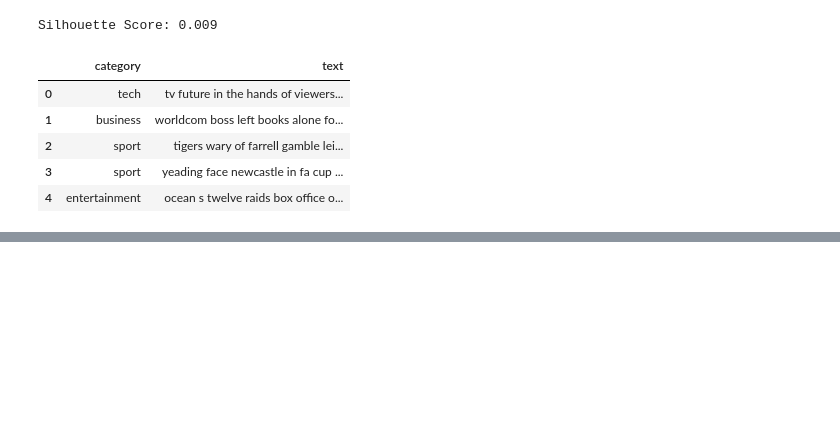
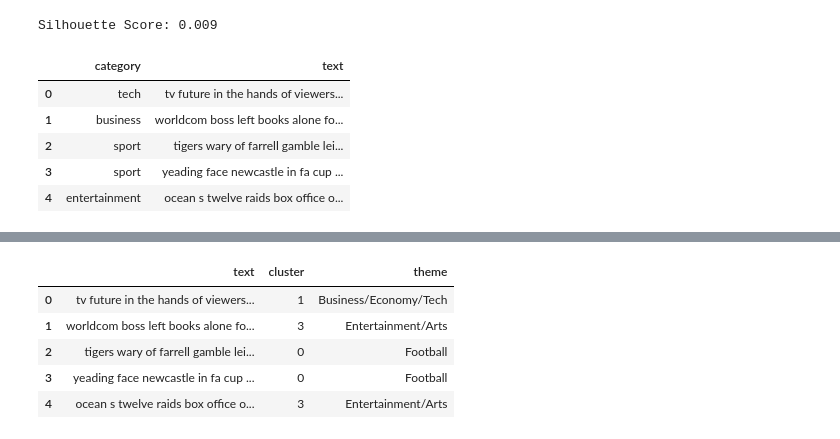
Before and after one commit to namitabagri/News-Segmentation, a Jupyter notebook: main.ipynb, the cells around one changed output, grey strips where cells are left out. Drawn from its saved outputs; the diff is of its cells as text; code cells hidden in the pictures; blank space fills up the shorter version.

```diff
--- a/main.ipynb
+++ b/main.ipynb
@@ -245,0 +244,9 @@ KeyError: 'cluster'
+# %%
+df.head()
+# %% [output]
+|  | text | cluster | theme |
+| 0 | tv future in the hands of viewers... | 1 | Business/Economy/Tech |
+| 1 | worldcom boss left books alone fo... | 3 | Entertainment/Arts |
+| 2 | tigers wary of farrell gamble lei... | 0 | Football |
+| 3 | yeading face newcastle in fa cup ... | 0 | Football |
+| 4 | ocean s twelve raids box office o... | 3 | Entertainment/Arts |
```
Also changed, not shown: parts of 2 cells of this notebook.
